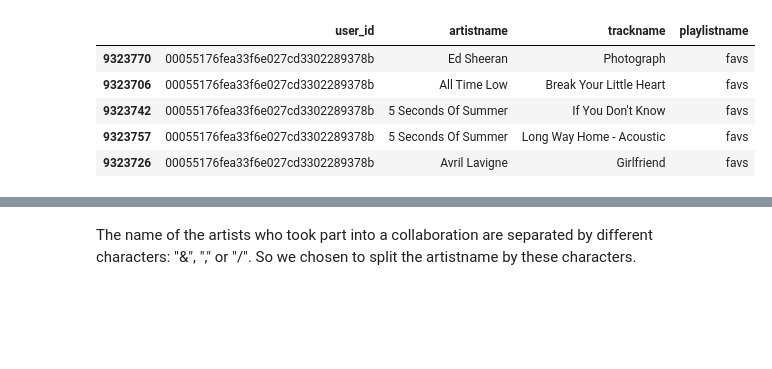
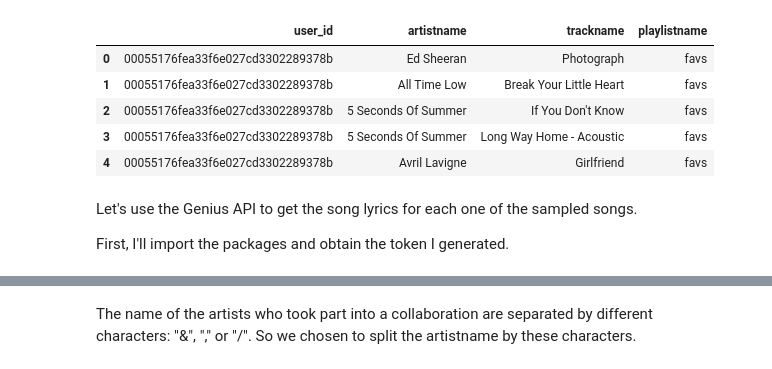
Before and after one commit to bakos97/Final-project-Social-Graphs, a Jupyter notebook: notebooks/dataset_loading.ipynb, the cells around one changed output, grey strips where cells are left out. Saved outputs shown, nothing was run; the diff lists cells and outputs as text; code cells hidden in the pictures; blank space fills up the shorter version.

Commit message:
Got lyrics from GeniusAPI

```diff
--- a/notebooks/dataset_loading.ipynb
+++ b/notebooks/dataset_loading.ipynb
@@ -41,15 +41,21 @@ df.head()
 | 3 | 9cc0cfd4d7d7885102480dd99e7a90d6 | Elvis Costello & The Attractions | Accidents Will Happen | HARD ROCK 2010 |
 | 4 | 9cc0cfd4d7d7885102480dd99e7a90d6 | Elvis Costello | Alison | HARD ROCK 2010 |
 # %%
-# keep only 1% of the data
+# keep only 50% of the data
 spotify_df = df.sample(frac=0.50, random_state=0)
 spotify_df.dropna(inplace=True)
 spotify_df.sort_values(by=['user_id'], inplace=True)
+spotify_df = spotify_df.reset_index()
+spotify_df = spotify_df.drop(columns=['index'])
 spotify_df.head()
 # %% [output]
 |  | user_id | artistname | trackname | playlistname |
-| 9323770 | 00055176fea33f6e027cd3302289378b | Ed Sheeran | Photograph | favs |
-| 9323706 | 00055176fea33f6e027cd3302289378b | All Time Low | Break Your Little Heart | favs |
-| 9323742 | 00055176fea33f6e027cd3302289378b | 5 Seconds Of Summer | If You Don't Know | favs |
-| 9323757 | 00055176fea33f6e027cd3302289378b | 5 Seconds Of Summer | Long Way Home - Acoustic | favs |
-| 9323726 | 00055176fea33f6e027cd3302289378b | Avril Lavigne | Girlfriend | favs |
+| 0 | 00055176fea33f6e027cd3302289378b | Ed Sheeran | Photograph | favs |
+| 1 | 00055176fea33f6e027cd3302289378b | All Time Low | Break Your Little Heart | favs |
+| 2 | 00055176fea33f6e027cd3302289378b | 5 Seconds Of Summer | If You Don't Know | favs |
+| 3 | 00055176fea33f6e027cd3302289378b | 5 Seconds Of Summer | Long Way Home - Acoustic | favs |
+| 4 | 00055176fea33f6e027cd3302289378b | Avril Lavigne | Girlfriend | favs |
+# %% [markdown]
+Let's use the Genius API to get the song lyrics for each one of the sampled songs.
+
+First, I'll import the packages and obtain the token I generated.
```
Also changed, not shown: parts of 4 cells of this notebook, 1 other file.
